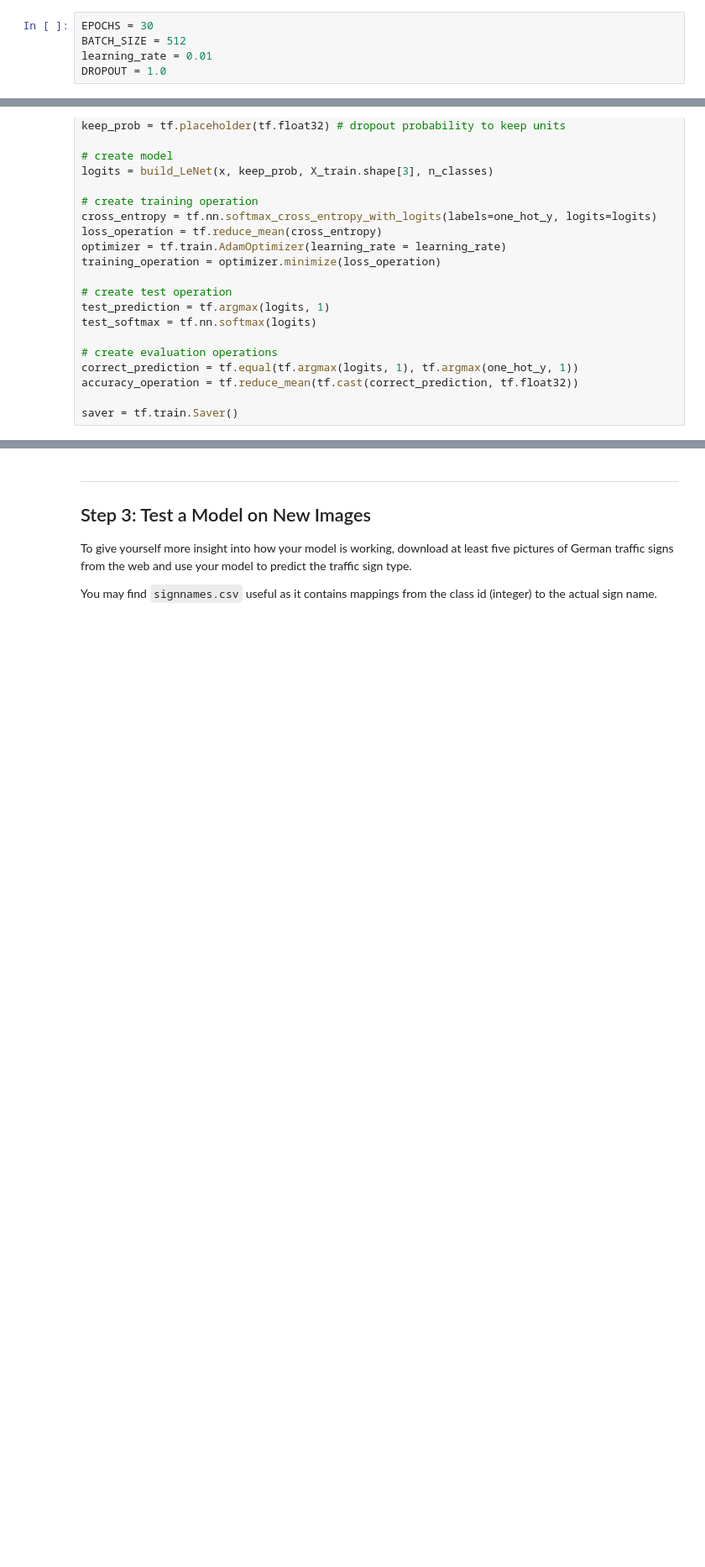
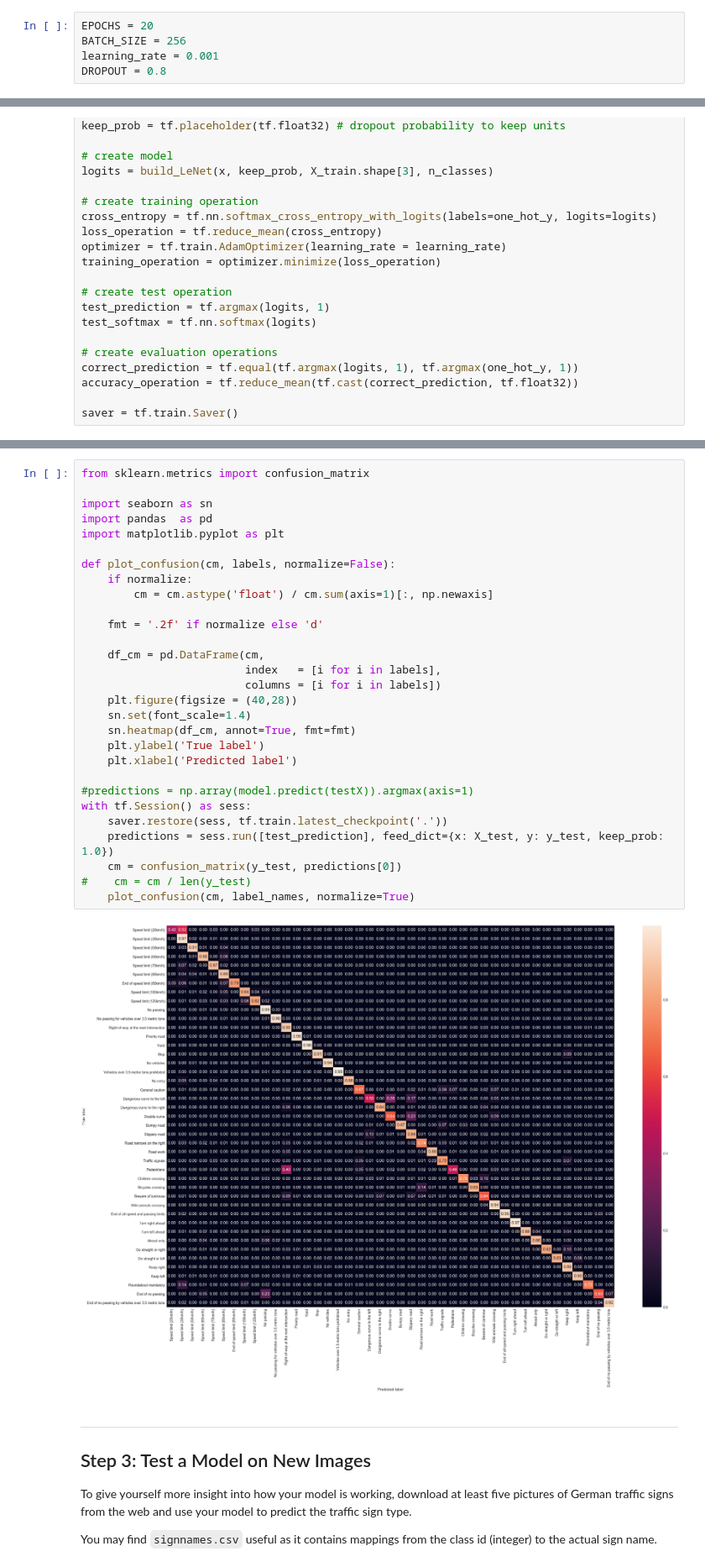
Before and after one commit to cvnerds/CarND-Traffic-Sign-Classifier-Project, a Jupyter notebook: Traffic_Sign_Classifier-Solution.ipynb, the cells around one changed output, grey strips where cells are left out. Shown at 84% size. Cells and saved outputs as stored; diff of their text form; blank space fills up the shorter version.

```diff
--- a/Traffic_Sign_Classifier-Solution.ipynb
+++ b/Traffic_Sign_Classifier-Solution.ipynb
@@ -523,10 +521,10 @@ sets imply underfitting. A high accuracy on the training set but low accuracy on
 ### the accuracy on the test set should be calculated and reported as well.
 ### Feel free to use as many code cells as needed.
 # %%
-EPOCHS = 30
-BATCH_SIZE = 512
-learning_rate = 0.01
-DROPOUT = 1.0
+EPOCHS = 20
+BATCH_SIZE = 256
+learning_rate = 0.001
+DROPOUT = 0.8
 # %%
 # set up inputs
 x = tf.placeholder(tf.float32, (None, X_train.shape[1], X_train.shape[2], X_train.shape[3]))
@@ -648,3 +654,34 @@ I seem to be overfitting on the training dataset while the vaildation accuracy r
+# %%
+from sklearn.metrics import confusion_matrix
+
+import seaborn as sn
+import pandas  as pd
+import matplotlib.pyplot as plt
+
+def plot_confusion(cm, labels, normalize=False):
+    if normalize:
+        cm = cm.astype('float') / cm.sum(axis=1)[:, np.newaxis]
+
+    fmt = '.2f' if normalize else 'd'
+
+    df_cm = pd.DataFrame(cm,
+                         index   = [i for i in labels],
+                         columns = [i for i in labels])
+    plt.figure(figsize = (40,28))
+    sn.set(font_scale=1.4)
+    sn.heatmap(df_cm, annot=True, fmt=fmt)
+    plt.ylabel('True label')
+    plt.xlabel('Predicted label')
+
+#predictions = np.array(model.predict(testX)).argmax(axis=1)
+with tf.Session() as sess:
+    saver.restore(sess, tf.train.latest_checkpoint('.'))
+    predictions = sess.run([test_prediction], feed_dict={x: X_test, y: y_test, keep_prob: 1.0})
+    cm = confusion_matrix(y_test, predictions[0])
+#    cm = cm / len(y_test)
+    plot_confusion(cm, label_names, normalize=True)
+# %% [output]
+[figure, added]
 # %% [markdown]
 ---
 
```
Also changed, not shown: parts of 22 cells of this notebook, 1 other file.
